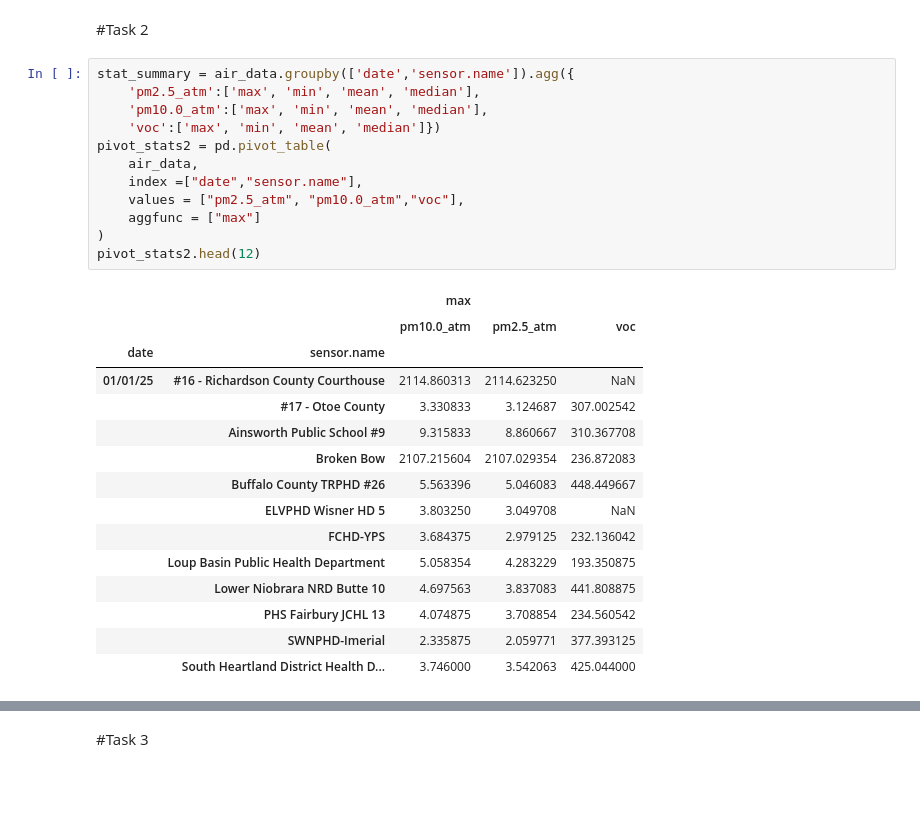
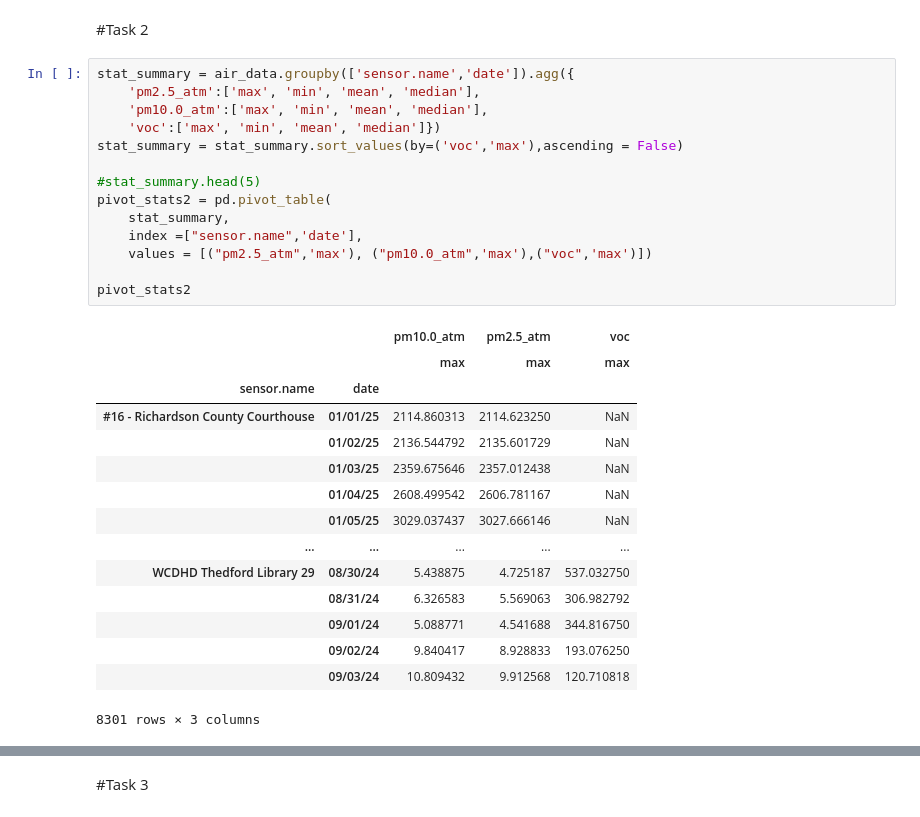
Before and after one commit to TessaS12/Project-1, a Jupyter notebook: CIVE202_P1Final_TessaSoukup.ipynb, the cells around one changed output, grey strips where cells are left out. Cells and saved outputs as stored; diff of their text form; blank space fills up the shorter version.

```diff
--- a/CIVE202_P1Final_TessaSoukup.ipynb
+++ b/CIVE202_P1Final_TessaSoukup.ipynb
@@ -27,30 +55,32 @@ highest_concentration.head(5)
 # %% [markdown]
 #Task 2
 # %%
-stat_summary = air_data.groupby(['date','sensor.name']).agg({
+stat_summary = air_data.groupby(['sensor.name','date']).agg({
     'pm2.5_atm':['max', 'min', 'mean', 'median'],
     'pm10.0_atm':['max', 'min', 'mean', 'median'],
     'voc':['max', 'min', 'mean', 'median']})
+stat_summary = stat_summary.sort_values(by=('voc','max'),ascending = False)
+
+#stat_summary.head(5)
 pivot_stats2 = pd.pivot_table(
-    air_data,
-    index =["date","sensor.name"],
-    values = ["pm2.5_atm", "pm10.0_atm","voc"],
-    aggfunc = ["max"]
-)
-pivot_stats2.head(12)
+    stat_summary,
+    index =["sensor.name",'date'],
+    values = [("pm2.5_atm",'max'), ("pm10.0_atm",'max'),("voc",'max')])
+
+pivot_stats2
 # %% [output]
-|  |  | max |  |  |
 |  |  | pm10.0_atm | pm2.5_atm | voc |
-| date | sensor.name |  |  |  |
-| 01/01/25 | #16 - Richardson County Courthouse | 2114.860313 | 2114.623250 | NaN |
-|  | #17 - Otoe County | 3.330833 | 3.124687 | 307.002542 |
-|  | Ainsworth Public School #9 | 9.315833 | 8.860667 | 310.367708 |
-|  | Broken Bow | 2107.215604 | 2107.029354 | 236.872083 |
-|  | Buffalo County TRPHD #26 | 5.563396 | 5.046083 | 448.449667 |
-|  | ELVPHD Wisner HD 5 | 3.803250 | 3.049708 | NaN |
-|  | FCHD-YPS | 3.684375 | 2.979125 | 232.136042 |
-|  | Loup Basin Public Health Department | 5.058354 | 4.283229 | 193.350875 |
-|  | Lower Niobrara NRD Butte 10 | 4.697563 | 3.837083 | 441.808875 |
-|  | PHS Fairbury JCHL 13 | 4.074875 | 3.708854 | 234.560542 |
-|  | SWNPHD-Imerial | 2.335875 | 2.059771 | 377.393125 |
-|  | South Heartland District Health D... | 3.746000 | 3.542063 | 425.044000 |
+|  |  | max | max | max |
+| sensor.name | date |  |  |  |
+| #16 - Richardson County Courthouse | 01/01/25 | 2114.860313 | 2114.623250 | NaN |
+|  | 01/02/25 | 2136.544792 | 2135.601729 | NaN |
+|  | 01/03/25 | 2359.675646 | 2357.012438 | NaN |
+|  | 01/04/25 | 2608.499542 | 2606.781167 | NaN |
+|  | 01/05/25 | 3029.037437 | 3027.666146 | NaN |
+| ... | ... | ... | ... | ... |
+| WCDHD Thedford Library 29 | 08/30/24 | 5.438875 | 4.725187 | 537.032750 |
+|  | 08/31/24 | 6.326583 | 5.569063 | 306.982792 |
+|  | 09/01/24 | 5.088771 | 4.541688 | 344.816750 |
+|  | 09/02/24 | 9.840417 | 8.928833 | 193.076250 |
+|  | 09/03/24 | 10.809432 | 9.912568 | 120.710818 |
+8301 rows × 3 columns
```
Also changed, not shown: parts of 7 cells of this notebook.
